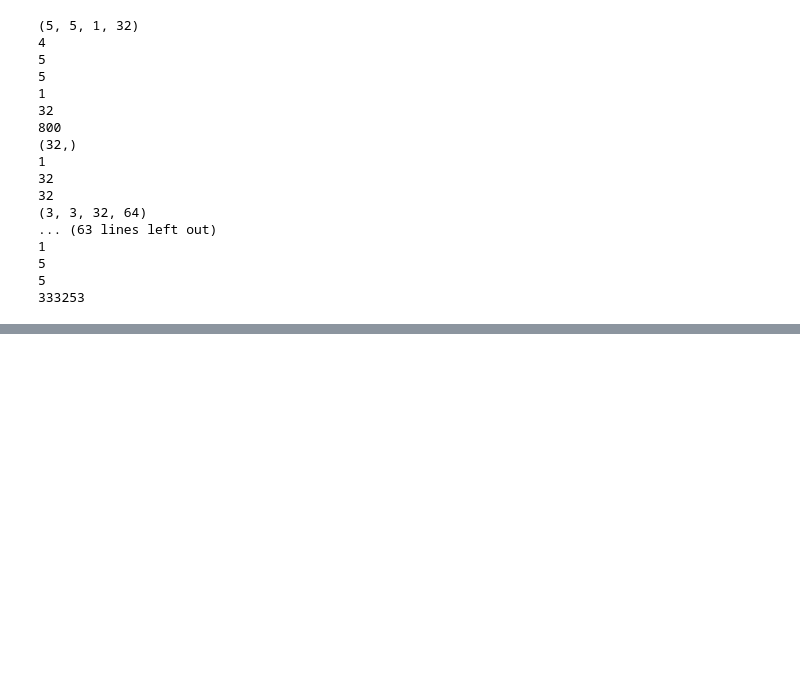
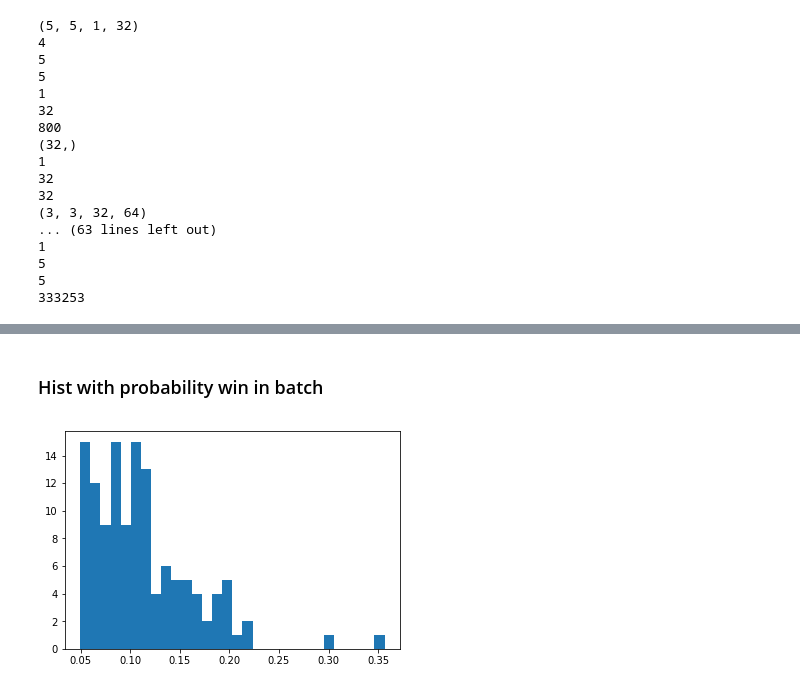
Before and after one commit to EvgenyKashin/TensorPoker, a Jupyter notebook: notebooks/DQNPlayerTraining.ipynb, the cells around one changed output, grey strips where cells are left out. Cells and saved outputs as stored; diff of their text form; code cells hidden in the pictures; blank space fills up the shorter version.

```diff
--- a/notebooks/DQNPlayerTraining.ipynb
+++ b/notebooks/DQNPlayerTraining.ipynb
@@ -492,0 +521,8 @@ features
+# %% [markdown]
+### Hist with probability win in batch
+# %%
+pr = [t[1][-1] for t in train_batch]
+# %%
+plt.hist(pr, bins=30);
+# %% [output]
+[figure, added]
```
Also changed, not shown: parts of 22 cells of this notebook, 1 other file.
